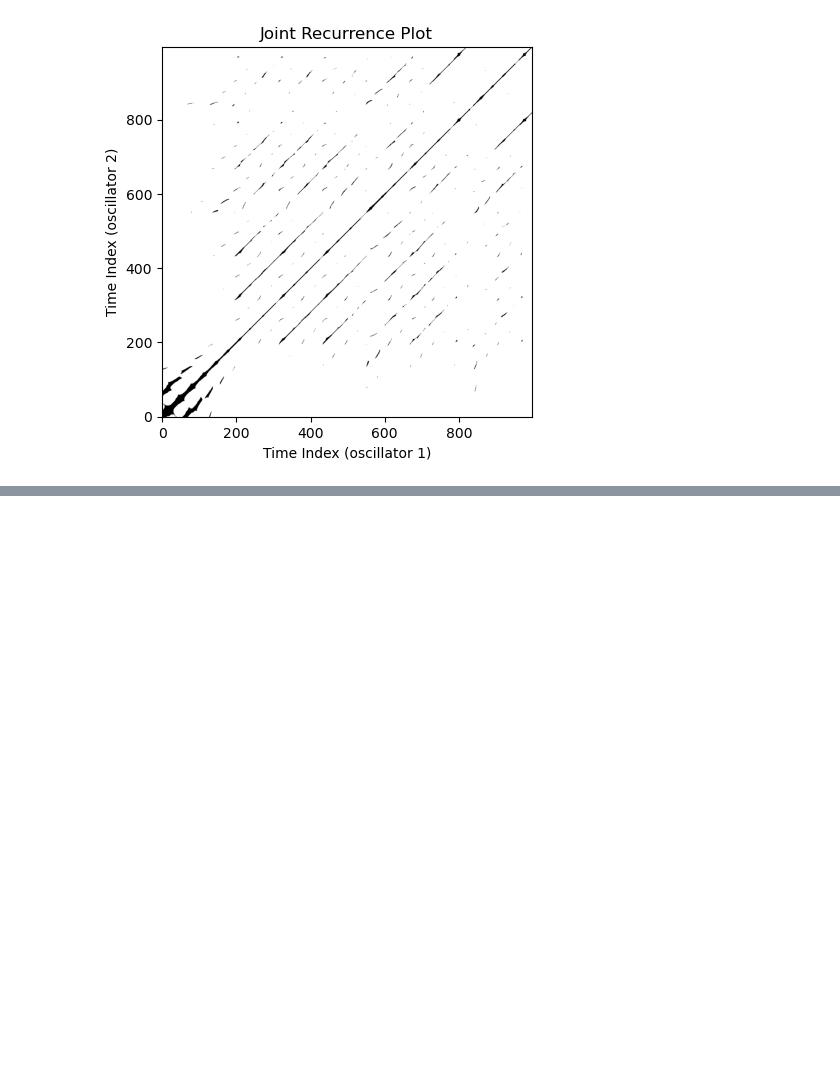
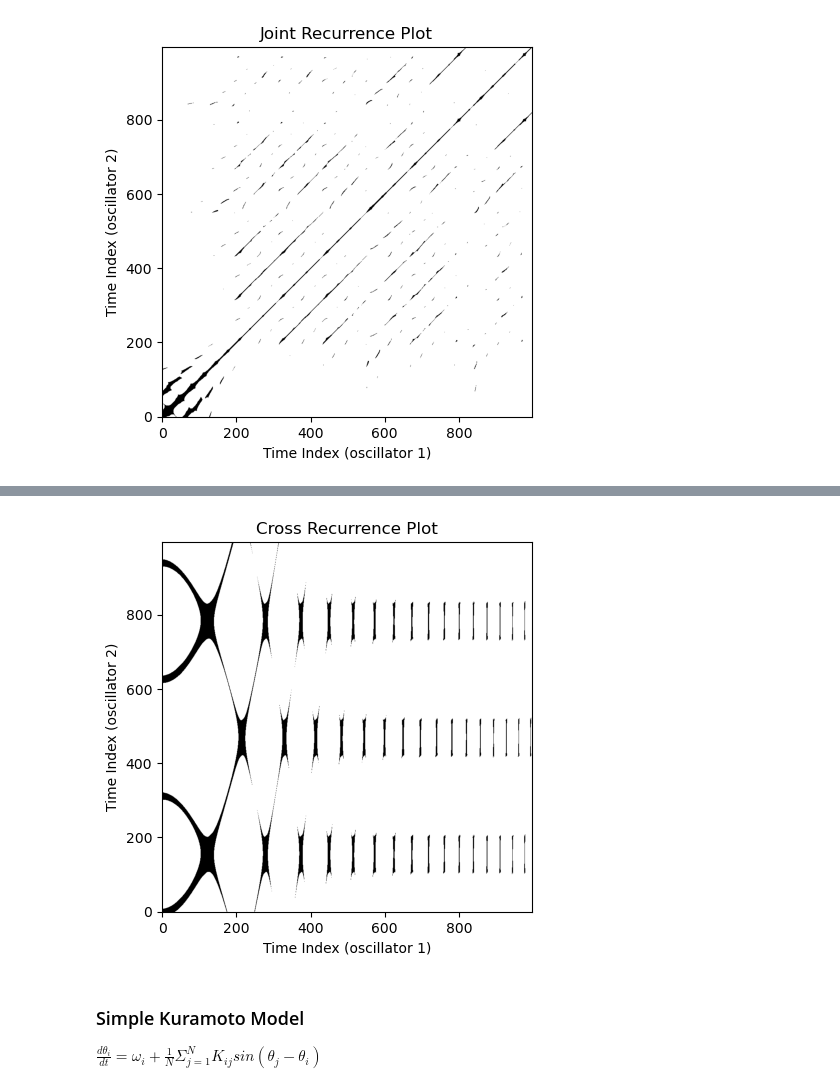
Before and after one commit to maltespringer/Synchronization_Analysis_With_Recurrence_Plots, a Jupyter notebook: scripts/tests.ipynb, the cells around one changed output, grey strips where cells are left out. Drawn from its saved outputs; the diff is of its cells as text; code cells hidden in the pictures; blank space fills up the shorter version.

```diff
--- a/scripts/tests.ipynb
+++ b/scripts/tests.ipynb
@@ -126,0 +134,17 @@ plt.show()
+# %%
+RMat_C = R_C.recurrence_matrix()
+
+
+plt.imshow(RMat_C, origin='lower', cmap='binary')
+plt.title('Cross Recurrence Plot')
+plt.xlabel('Time Index (oscillator 1)')
+plt.ylabel('Time Index (oscillator 2)')
+plt.show()
+# %% [output]
+[figure, added]
+# %% [markdown]
+### Simple Kuramoto Model
+
+$
+\frac{d\theta_i}{dt} = \omega_i + \frac{1}{N} \Sigma_{j=1}^N K_{ij} sin(\theta_j - \theta_i)
+$
```
Also changed, not shown: parts of 14 cells of this notebook, 1 other file.
